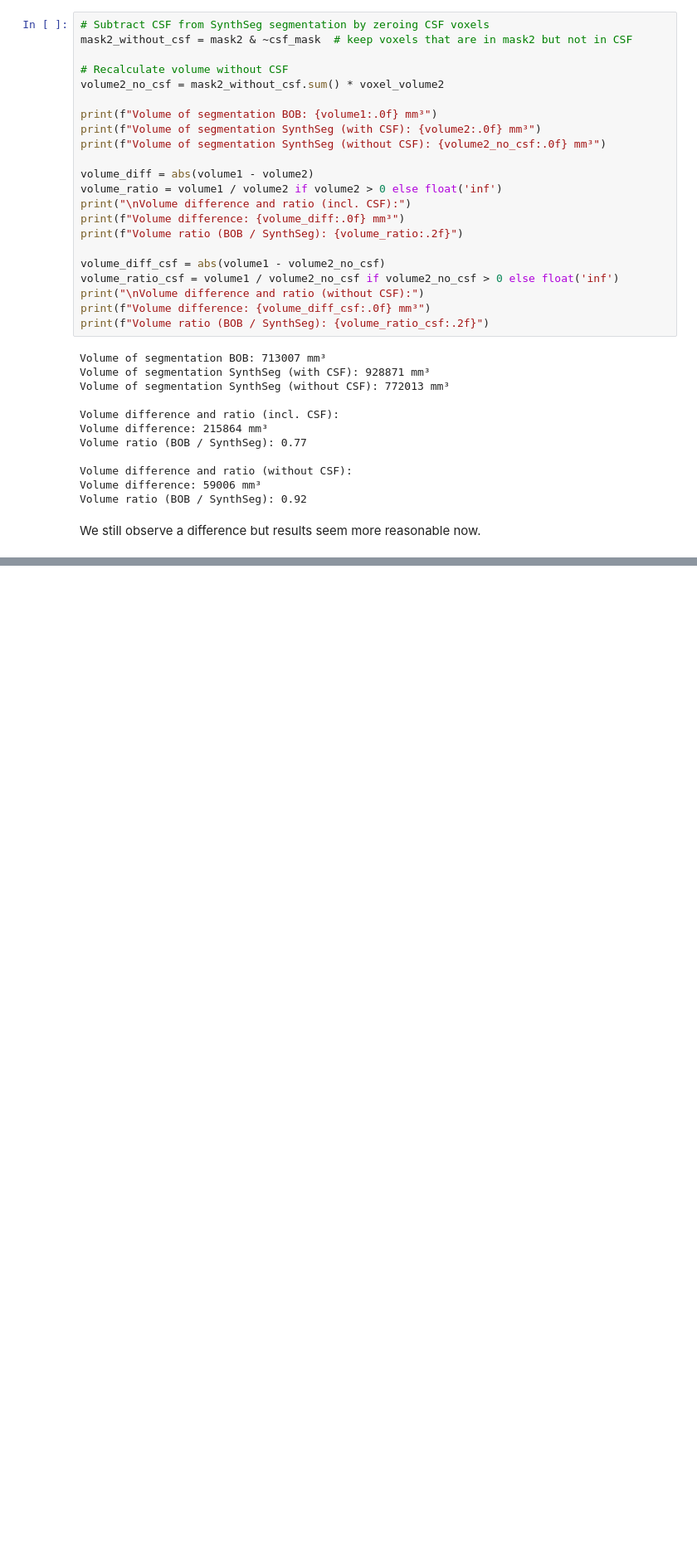
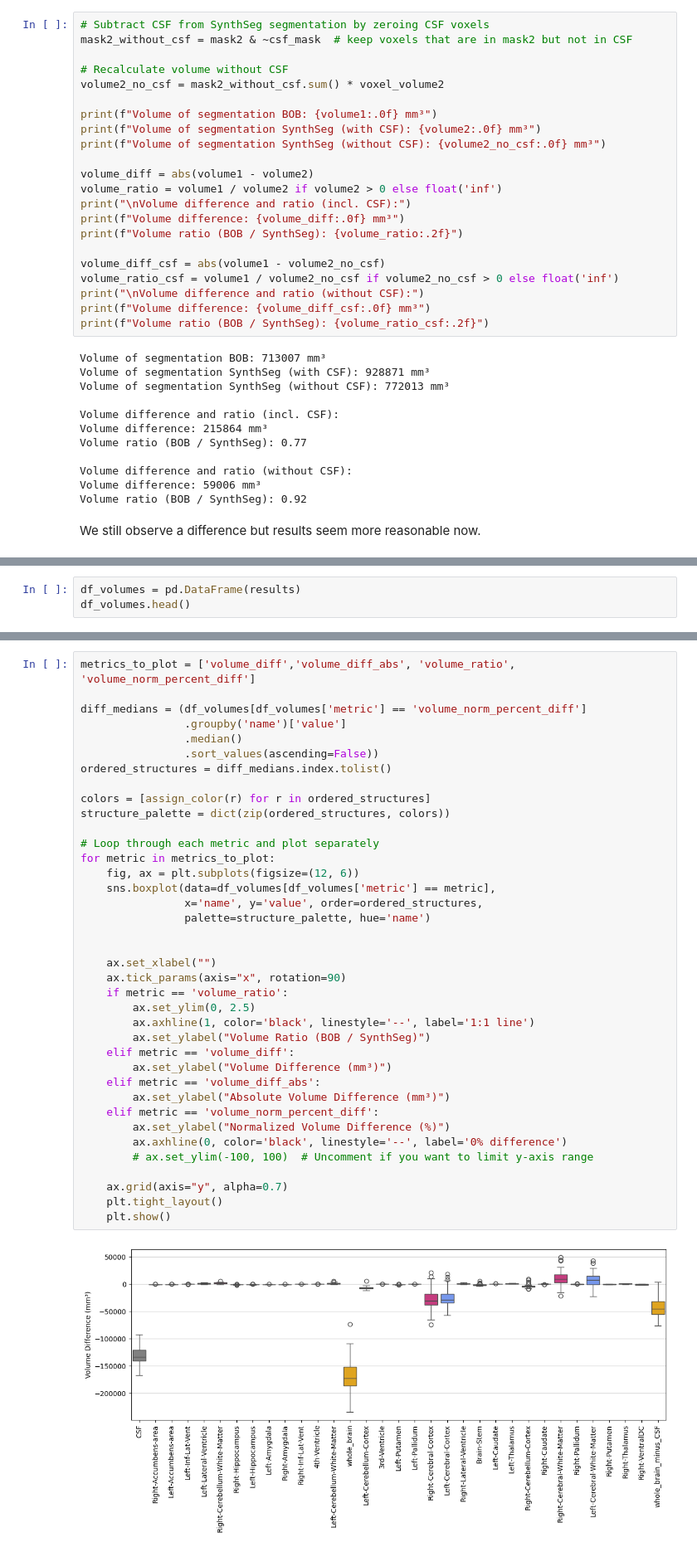
Before and after one commit to toelt-llc/mri_fractal, a Jupyter notebook: data_pipeline/6-segmentation_comparison.ipynb, the cells around one changed output, grey strips where cells are left out. Shown at 83% size. Saved outputs shown, nothing was run; the diff lists cells and outputs as text; blank space fills up the shorter version.

Commit message:
volume calculation for all subjects

```diff
--- a/data_pipeline/6-segmentation_comparison.ipynb
+++ b/data_pipeline/6-segmentation_comparison.ipynb
@@ -579,0 +779,3 @@ We still observe a difference but results seem more reasonable now.
+# %%
+df_volumes = pd.DataFrame(results)
+df_volumes.head()
@@ -579,0 +793,40 @@ We still observe a difference but results seem more reasonable now.
+# %%
+metrics_to_plot = ['volume_diff','volume_diff_abs', 'volume_ratio', 'volume_norm_percent_diff']
+
+diff_medians = (df_volumes[df_volumes['metric'] == 'volume_norm_percent_diff']
+                .groupby('name')['value']
+                .median()
+                .sort_values(ascending=False))
+ordered_structures = diff_medians.index.tolist()
+
+colors = [assign_color(r) for r in ordered_structures]
+structure_palette = dict(zip(ordered_structures, colors))
+
+# Loop through each metric and plot separately
+for metric in metrics_to_plot:
+    fig, ax = plt.subplots(figsize=(12, 6))
+    sns.boxplot(data=df_volumes[df_volumes['metric'] == metric],
+                x='name', y='value', order=ordered_structures,
+                palette=structure_palette, hue='name')
+
+
+    ax.set_xlabel("")
+    ax.tick_params(axis="x", rotation=90)
+    if metric == 'volume_ratio':
+        ax.set_ylim(0, 2.5)
+        ax.axhline(1, color='black', linestyle='--', label='1:1 line')
+        ax.set_ylabel("Volume Ratio (BOB / SynthSeg)")
+    elif metric == 'volume_diff':
+        ax.set_ylabel("Volume Difference (mm³)")
+    elif metric == 'volume_diff_abs':
+        ax.set_ylabel("Absolute Volume Difference (mm³)")
+    elif metric == 'volume_norm_percent_diff':
+        ax.set_ylabel("Normalized Volume Difference (%)")
+        ax.axhline(0, color='black', linestyle='--', label='0% difference')
+        # ax.set_ylim(-100, 100)  # Uncomment if you want to limit y-axis range
+
+    ax.grid(axis="y", alpha=0.7)
+    plt.tight_layout()
+    plt.show()
+# %% [output]
+[figure, added]
```
Also changed, not shown: parts of 7 cells of this notebook, 5 other files.
